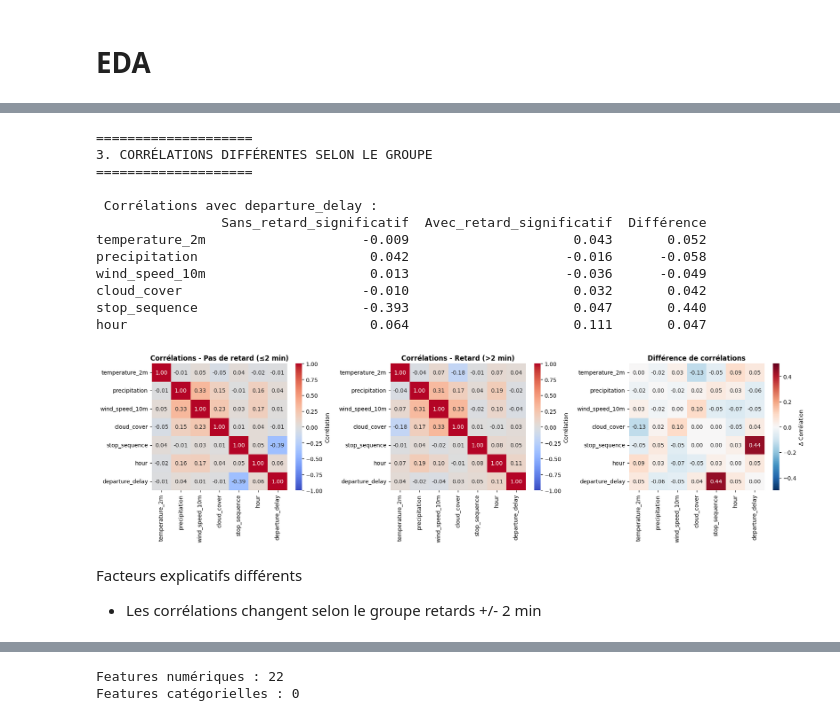
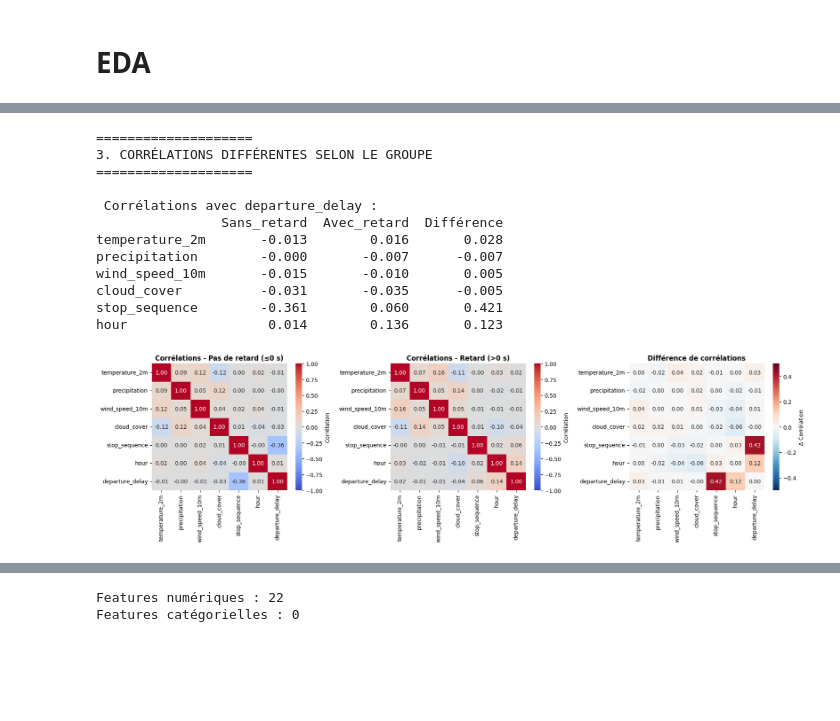
Before and after one commit to cnqs-jedha/delay-forecast, a Jupyter notebook: exploration/ml_2nd_test.ipynb, the cells around one changed output, grey strips where cells are left out. Cells and saved outputs as stored; diff of their text form; code cells hidden in the pictures; blank space fills up the shorter version.

```diff
--- a/exploration/ml_2nd_test.ipynb
+++ b/exploration/ml_2nd_test.ipynb
@@ -286,7 +306,7 @@ print("3. CORRÉLATIONS DIFFÉRENTES SELON LE GROUPE")
 print("="*20)
 
 SEUIL = 120  # 2 minutes
-df['has_delay'] = (df['departure_delay'] > SEUIL).astype(int)
+df['has_delay'] = (df['departure_delay'] > 0).astype(int)
 
 # Calculer corrélations pour chaque groupe
 numeric_cols = ['temperature_2m', 'precipitation', 'wind_speed_10m',
@@ -300,49 +320,46 @@ corr_delay = df_delay.corr()['departure_delay'].drop('departure_delay')
 
 print("\n Corrélations avec departure_delay :")
 corr_comparison = pd.DataFrame({
-    'Sans_retard_significatif': corr_no_delay,
-    'Avec_retard_significatif': corr_delay,
+    'Sans_retard': corr_no_delay,
+    'Avec_retard': corr_delay,
     'Différence': corr_delay - corr_no_delay
 })
 print(corr_comparison.round(3))
 
 # GRAPHIQUE 3 : Heatmap comparative
 fig, axes = plt.subplots(1, 3, figsize=(18, 5))
 
 # Sans retard
 sns.heatmap(df_no_delay.corr(), annot=True, fmt='.2f', cmap='coolwarm',
             center=0, vmin=-1, vmax=1, ax=axes[0], cbar_kws={'label': 'Corrélation'})
-axes[0].set_title('Corrélations - Pas de retard (≤2 min)', fontsize=12, fontweight='bold')
+axes[0].set_title('Corrélations - Pas de retard (≤0 s)', fontsize=12, fontweight='bold')
 
 # Avec retard
 sns.heatmap(df_delay.corr(), annot=True, fmt='.2f', cmap='coolwarm',
             center=0, vmin=-1, vmax=1, ax=axes[1], cbar_kws={'label': 'Corrélation'})
-axes[1].set_title('Corrélations - Retard (>2 min)', fontsize=12, fontweight='bold')
+axes[1].set_title('Corrélations - Retard (>0 s)', fontsize=12, fontweight='bold')
 
 # Différence
 diff_matrix = df_delay.corr() - df_no_delay.corr()
 sns.heatmap(diff_matrix, annot=True, fmt='.2f', cmap='RdBu_r',
             center=0, vmin=-0.5, vmax=0.5, ax=axes[2], cbar_kws={'label': 'Δ Corrélation'})
 axes[2].set_title('Différence de corrélations', fontsize=12, fontweight='bold')
 
 plt.tight_layout()
 # %% [output]
 ====================
 3. CORRÉLATIONS DIFFÉRENTES SELON LE GROUPE
 ====================
 
  Corrélations avec departure_delay :
-                Sans_retard_significatif  Avec_retard_significatif  Différence
-temperature_2m                    -0.009                     0.043       0.052
-precipitation                      0.042                    -0.016      -0.058
-wind_speed_10m                     0.013                    -0.036      -0.049
-cloud_cover                       -0.010                     0.032       0.042
-stop_sequence                     -0.393                     0.047       0.440
-hour                               0.064                     0.111       0.047
+                Sans_retard  Avec_retard  Différence
+temperature_2m       -0.013        0.016       0.028
+precipitation        -0.000       -0.007      -0.007
+wind_speed_10m       -0.015       -0.010       0.005
+cloud_cover          -0.031       -0.035      -0.005
+stop_sequence        -0.361        0.060       0.421
+hour                  0.014        0.136       0.123
-[figure, old version]
+[figure, new version]
-# %% [markdown]
-Facteurs explicatifs différents
-* Les corrélations changent selon le groupe retards +/- 2 min
 # %%
 # =====================
 # 5. PATTERNS TEMPORELS
```
Also changed, not shown: parts of 31 cells of this notebook.
